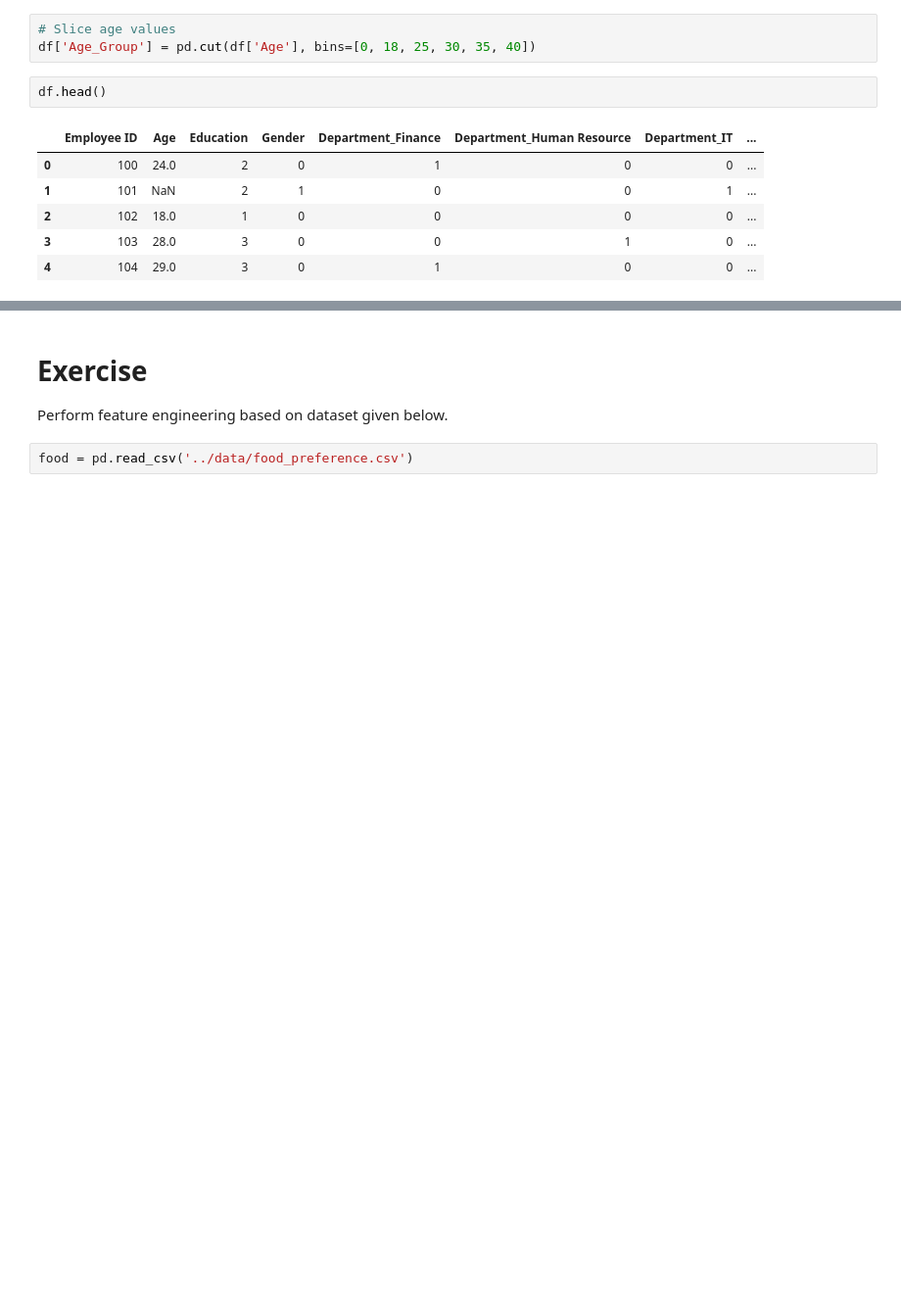
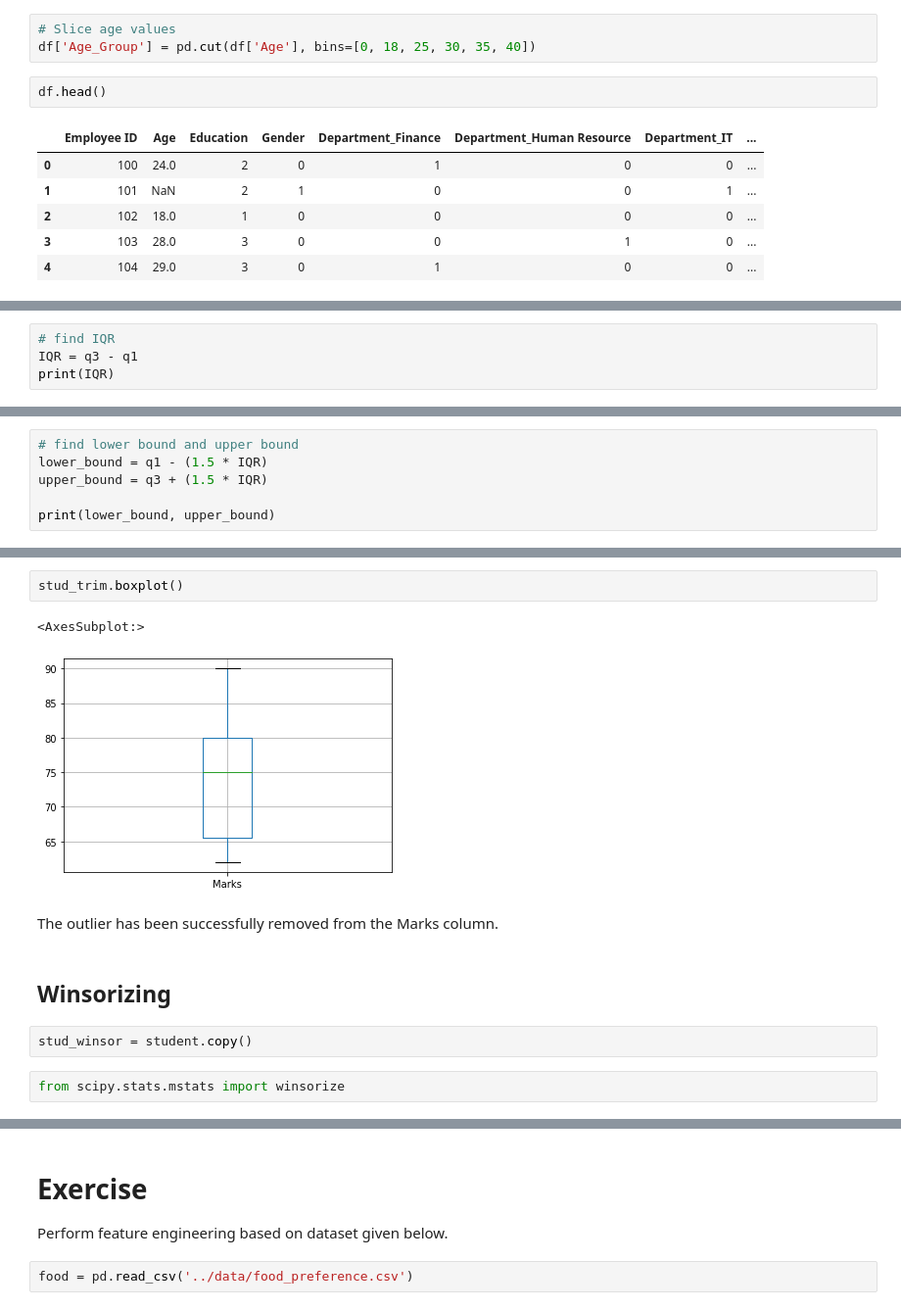
Before and after one commit to CertifaiAI/data-science-fundamentals, a Jupyter notebook: day_1/1S_Feature_Engineering.ipynb, the cells around one changed output, grey strips where cells are left out. Shown at 98% size. Cells and saved outputs as stored; diff of their text form; blank space fills up the shorter version.

```diff
--- a/day_1/1S_Feature_Engineering.ipynb
+++ b/day_1/1S_Feature_Engineering.ipynb
@@ -284,0 +337,4 @@ df.head()
+# %%
+# find IQR
+IQR = q3 - q1
+print(IQR)
@@ -284,0 +343,6 @@ df.head()
+# %%
+# find lower bound and upper bound
+lower_bound = q1 - (1.5 * IQR)
+upper_bound = q3 + (1.5 * IQR)
+
+print(lower_bound, upper_bound)
@@ -284,0 +369,13 @@ df.head()
+# %%
+stud_trim.boxplot()
+# %% [output]
+<AxesSubplot:>
+[figure, added]
+# %% [markdown]
+The outlier has been successfully removed from the Marks column.
+# %% [markdown]
+## Winsorizing
+# %%
+stud_winsor = student.copy()
+# %%
+from scipy.stats.mstats import winsorize
```
Also changed, not shown: parts of 22 cells of this notebook, 1 other file.
